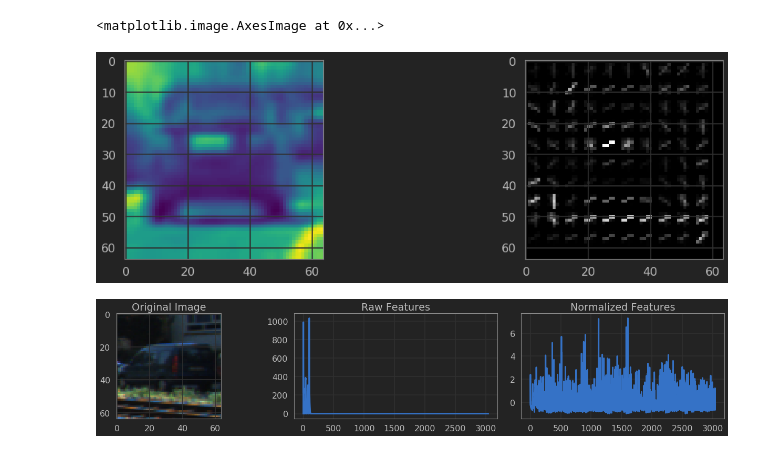
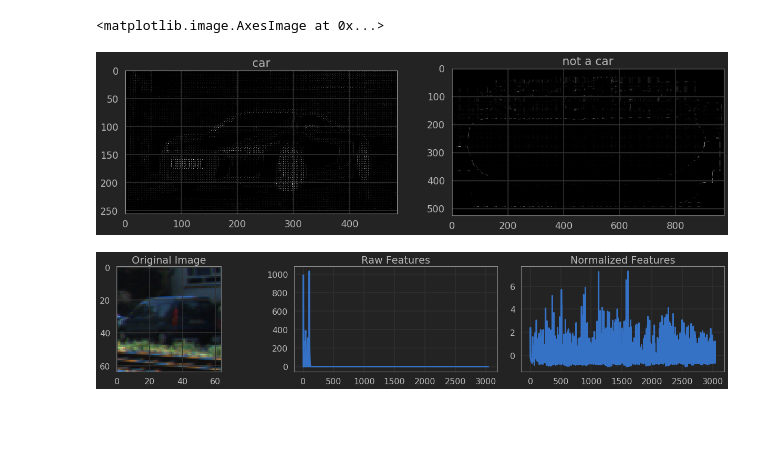
Before and after one commit to DrClick/SDC, a Jupyter notebook: sdc/project_5/scratch.ipynb, the cells around one changed output. Saved outputs shown, nothing was run; the diff lists cells and outputs as text; code cells hidden in the pictures; blank space fills up the shorter version.

```diff
--- a/sdc/project_5/scratch.ipynb
+++ b/sdc/project_5/scratch.ipynb
@@ -33,14 +33,14 @@ sns.set_context("poster")
 # plt.style.use('fivethirtyeight')
 warnings.filterwarnings("ignore")
 # %%
-car = imread("r8.jpg")
+r8 = imread("r8.jpg")
 hotdog = imread("hot_dog.png")
 plt.figure(figsize=(18,5))
+plt.subplot(121)
 plt.title("car")
-plt.subplot(121)
-plt.imshow(car)
+plt.imshow(r8)
+plt.subplot(122)
 plt.title("not a car")
-plt.subplot(122)
 plt.imshow(hotdog)
 # %% [output]
 <matplotlib.image.AxesImage at 0x...>
@@ -74,7 +74,7 @@ imsave("example_notacar.png", notacar)
 {'n_cars': 8792, 'n_notcars': 8968, 'image_shape': (64, 64, 3), 'data_type': dtype('uint8')}
 # %%
 #lets look at the saturtion channel
-test_image = car
+test_image = r8
 plt.imshow(test_image)
 test_image_hls = cv2.cvtColor(test_image, cv2.COLOR_RGB2HLS)
 test_image_hsv = cv2.cvtColor(test_image, cv2.COLOR_RGB2HSV)
@@ -113,19 +113,30 @@ show_histogram(test_image_crayon, "YRB")
 # %%
-#extract hog features
+##### extract hog features
 from skimage.feature import hog
 plt.figure(figsize=(18,5))
+
+plt.subplot(121)
+plt.title("car")
+test_image_hls = cv2.cvtColor(r8, cv2.COLOR_RGB2HLS)
 hog_output = features = hog(test_image_hls[:,:,1], orientations=9,
-                   pixels_per_cell=(6,6),
+                   pixels_per_cell=(4,4),
                    cells_per_block=(2,2) ,
                    visualise=True)
 
-plt.subplot(121)
-plt.imshow(test_image_hls[:,:,1])
+plt.imshow(hog_output[1],cmap="gray")
+test_image_hls = cv2.cvtColor(test_image, cv2.COLOR_RGB2HLS)
 plt.subplot(122)
+plt.title("not a car")
+test_image_hls = cv2.cvtColor(hotdog, cv2.COLOR_RGB2HLS)
+hog_output = features = hog(test_image_hls[:,:,1], orientations=9,
+                   pixels_per_cell=(4,4),
+                   cells_per_block=(2,2) ,
+                   visualise=True)
+
 plt.imshow(hog_output[1],cmap="gray")
 # %% [output]
 <matplotlib.image.AxesImage at 0x...>
-[figure, old version]
+[figure, new version]
 # %%
 def featurizer(image, features):
     output = []
```
Also changed, not shown: parts of 3 cells of this notebook, 10 other files.
